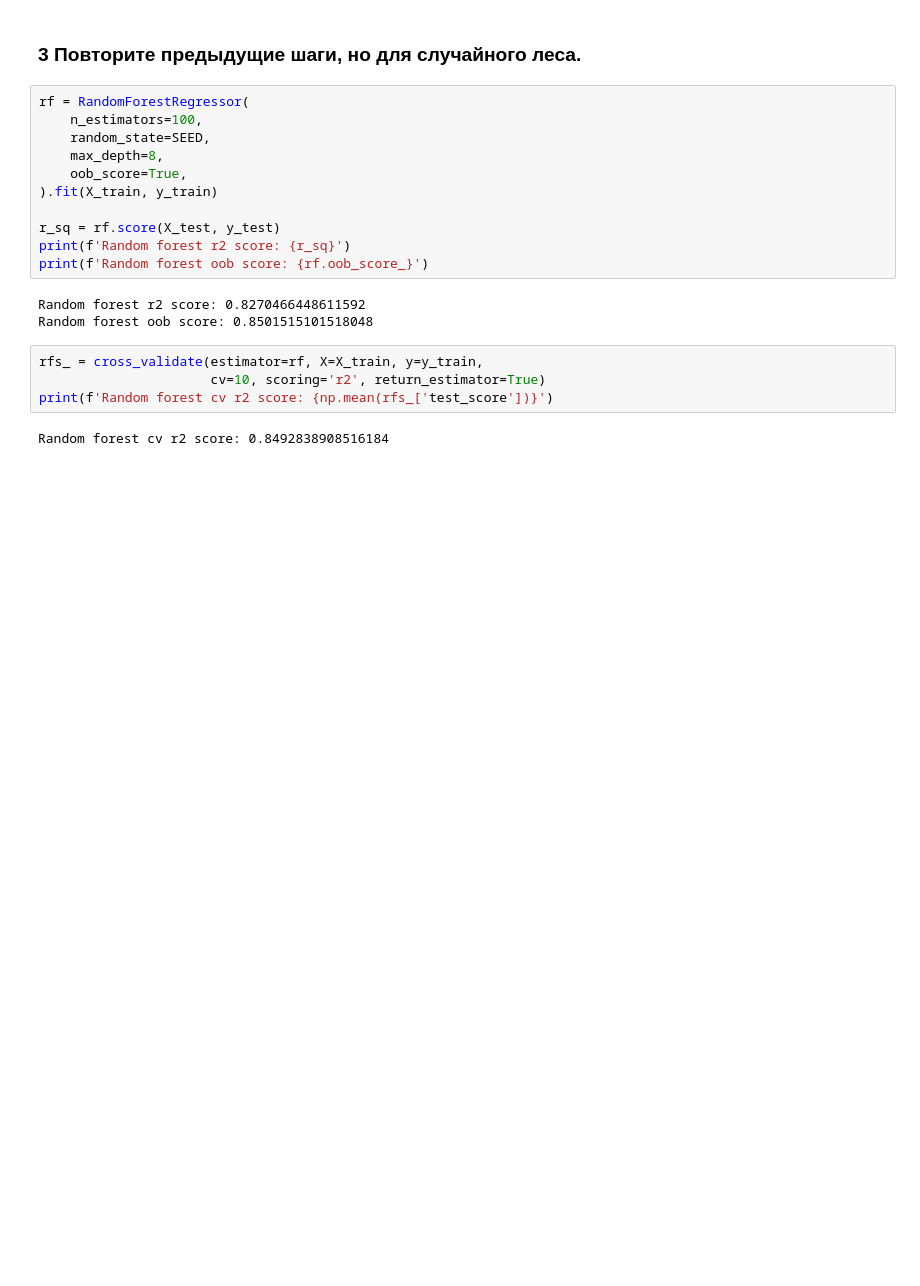
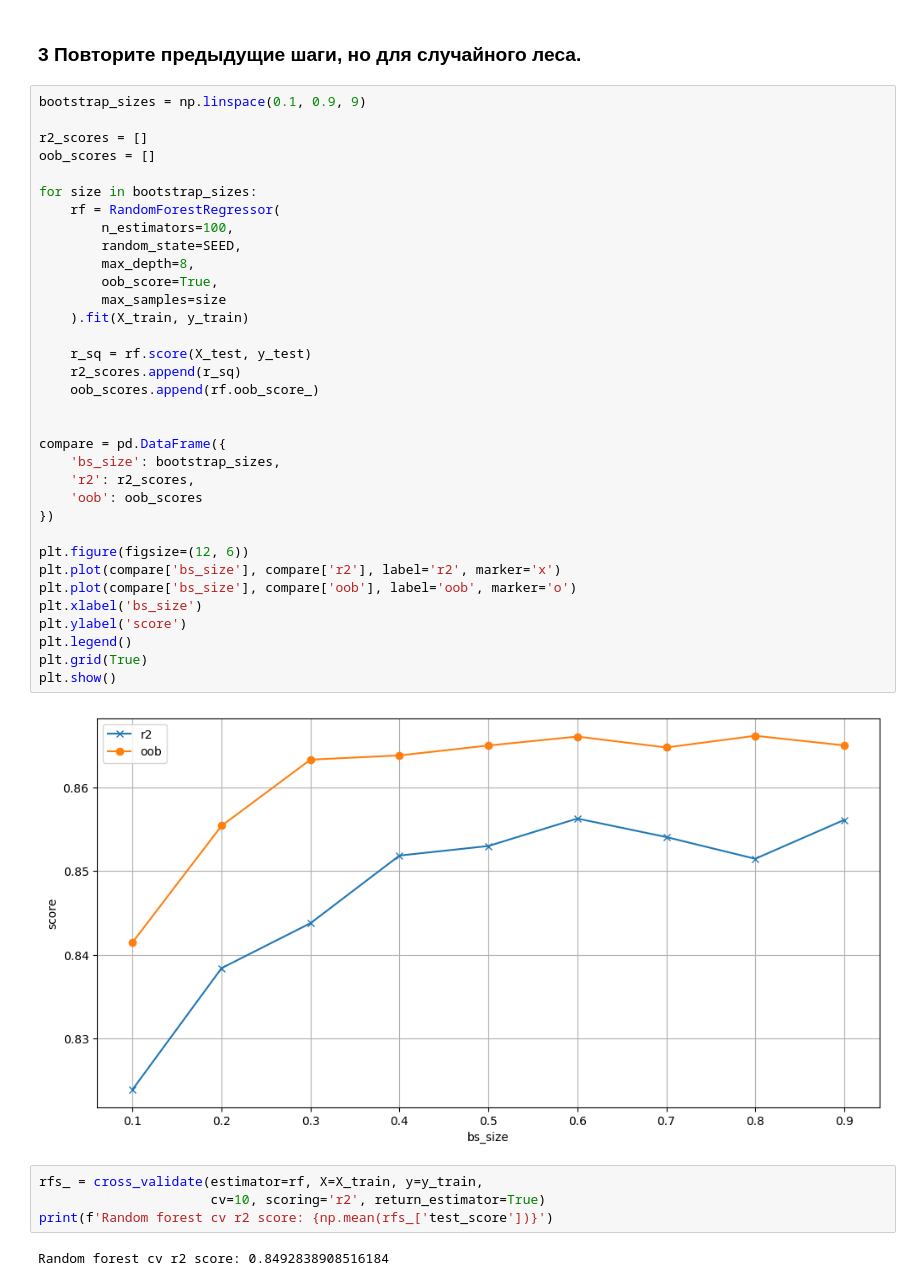
Before and after one commit to f1yToMoon/ml_tasks, a Jupyter notebook: fixed/2.ipynb, the cells around one changed output. Drawn from its saved outputs; the diff is of its cells as text; blank space fills up the shorter version.

```diff
--- a/fixed/2.ipynb
+++ b/fixed/2.ipynb
@@ -297,19 +295,41 @@ plot_bias_variance_error_with_cv(X_train, y_train)
 # %% [markdown]
 ### 3 Повторите предыдущие шаги, но для случайного леса.
-# %%
-rf = RandomForestRegressor(
-    n_estimators=100,
-    random_state=SEED,
-    max_depth=8,
-    oob_score=True,
-).fit(X_train, y_train)
-
-r_sq = rf.score(X_test, y_test)
-print(f'Random forest r2 score: {r_sq}')
-print(f'Random forest oob score: {rf.oob_score_}')
-# %% [output]
-Random forest r2 score: 0.8270466448611592
-Random forest oob score: 0.8501515101518048
+# %%
+bootstrap_sizes = np.linspace(0.1, 0.9, 9)
+
+r2_scores = []
+oob_scores = []
+
+for size in bootstrap_sizes:
+    rf = RandomForestRegressor(
+        n_estimators=100,
+        random_state=SEED,
+        max_depth=8,
+        oob_score=True,
+        max_samples=size
+    ).fit(X_train, y_train)
+
+    r_sq = rf.score(X_test, y_test)
+    r2_scores.append(r_sq)
+    oob_scores.append(rf.oob_score_)
+
+
+compare = pd.DataFrame({
+    'bs_size': bootstrap_sizes,
+    'r2': r2_scores,
+    'oob': oob_scores
+})
+
+plt.figure(figsize=(12, 6))
+plt.plot(compare['bs_size'], compare['r2'], label='r2', marker='x')
+plt.plot(compare['bs_size'], compare['oob'], label='oob', marker='o')
+plt.xlabel('bs_size')
+plt.ylabel('score')
+plt.legend()
+plt.grid(True)
+plt.show()
+# %% [output]
+[figure, added]
 # %%
 rfs_ = cross_validate(estimator=rf, X=X_train, y=y_train,
                       cv=10, scoring='r2', return_estimator=True)
```
Also changed, not shown: parts of 5 cells of this notebook.
